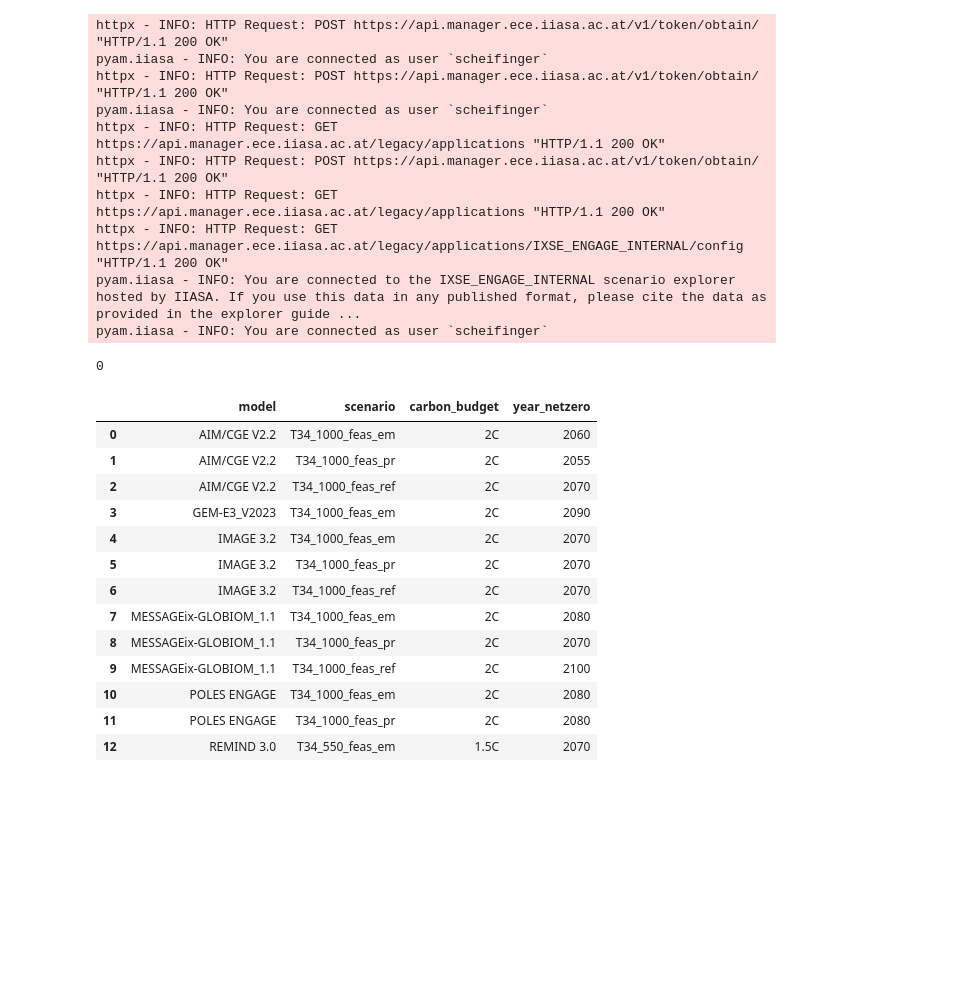
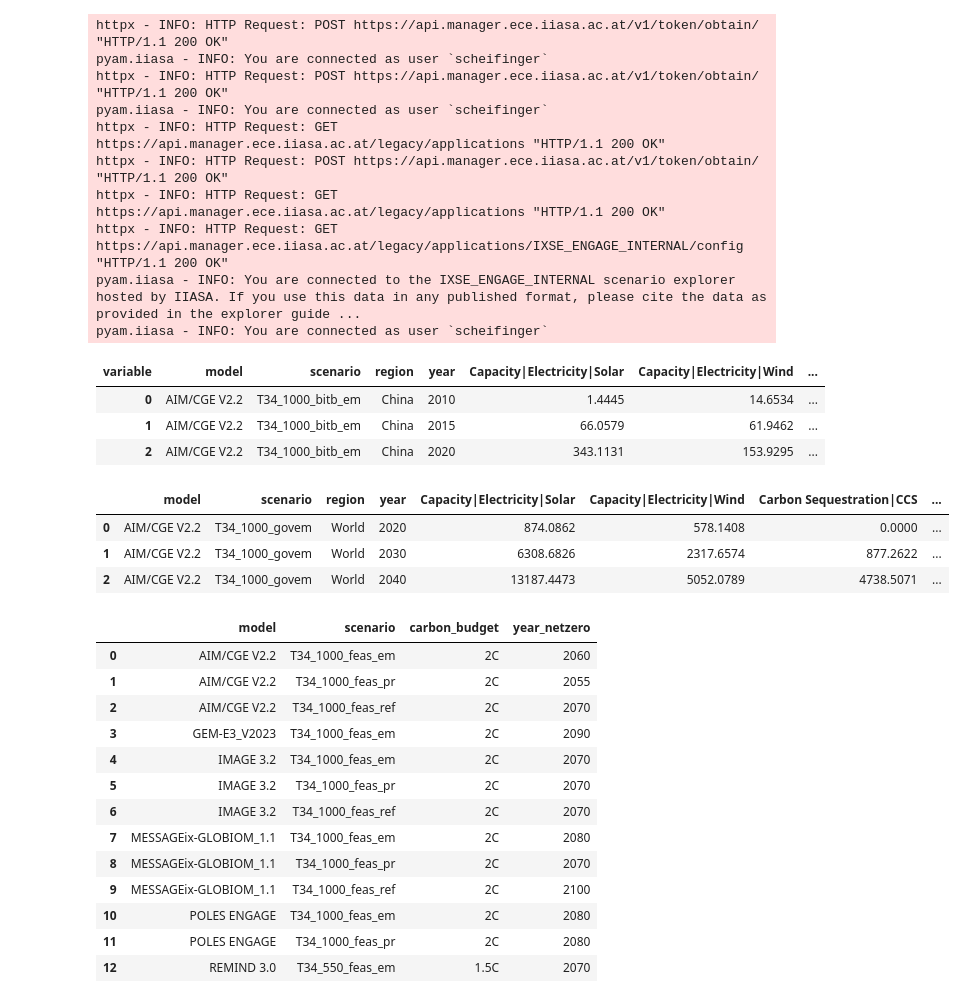
Before and after one commit to zyankarli/Feasibility_Tool, a Jupyter notebook: Tryout_Book.ipynb, the cells around one changed output. Cells and saved outputs as stored; diff of their text form; code cells hidden in the pictures; blank space fills up the shorter version.

Commit message:
update graph
show new graph with correct data

```diff
--- a/Tryout_Book.ipynb
+++ b/Tryout_Book.ipynb
@@ -41,14 +41,14 @@ def get_data():
                   'Carbon Sequestration|CCS',
                   'Carbon Sequestration|Land Use'
                   ],
-        region=["North America; primarily the United States of America and Canada",
+        region=["World",
+                "North America; primarily the United States of America and Canada",
                 "Eastern and Western Europe (i.e., the EU28)",
                 "Countries of centrally-planned Asia; primarily China",
                 "Countries of South Asia; primarily India",
                 "Countries of Sub-Saharan Africa",
                 "Countries of Latin America and the Caribbean",
-                "Countries of the Middle East; Iran, Iraq, Israel, Saudi Arabia, Qatar, etc."],
-        years = ["2020", "2025", "2030", "2035", "2040"]
+                "Countries of the Middle East; Iran, Iraq, Israel, Saudi Arabia, Qatar, etc."]
     )
     #return data format of df
     return df
@@ -75,6 +75,9 @@ df = data_set
 #TODO Clarify that countries of Asia and Latin America are missing
 ## China:  Countries of centrally-planned Asia; primarily China
 ## Rest of the world: other countries
+#get world
+world = df[df['region'] == "World"]
+world.loc[:, "region"] = "World"
 #get OECD*
 oecd = df[df["region"].isin(["North America; primarily the United States of America and Canada","Eastern and Western Europe (i.e., the EU28)"])]\
     .groupby(["model", "scenario", "variable", "year", "unit"])\
@@ -89,7 +92,7 @@ row = df[~df["region"].isin(["North America; primarily the United States of Amer
             .agg({"value": "sum"}).reset_index()
 row["region"] = "RoW"
 #Concat three regions
-df = pd.concat([oecd, china, row]).reset_index()
+df = pd.concat([world, oecd, china, row]).reset_index()
 
 #from long to wide
 df = pd.pivot(data=df, index=['model','scenario', 'region', 'year'], columns = 'variable', values = 'value').reset_index()
@@ -105,13 +108,32 @@ df['scenario_narrative'] = np.where(df['scenario'].str.contains("T34_1000_feas_e
 df["Share_Coal"] = df["Primary Energy|Coal"] / df["Primary Energy"]
 df["Share_Gas"] = df["Primary Energy|Gas"] / df["Primary Energy"]
 
-
+#get reductions from 2020 - 2040
+df.head(3)
 #Sort dataframe
-df.sort_values(by=["model", "scenario", "region", "year"], ascending=True, inplace=True)
+#df.sort_values(by=["model", "scenario", "region", "year"], ascending=True, inplace=True)
+# %% [output]
+| variable | model | scenario | region | year | Capacity|Electricity|Solar | Capacity|Electricity|Wind | ... |
+| 0 | AIM/CGE V2.2 | T34_1000_bitb_em | China | 2010 | 1.4445 | 14.6534 | ... |
+| 1 | AIM/CGE V2.2 | T34_1000_bitb_em | China | 2015 | 66.0579 | 61.9462 | ... |
+| 2 | AIM/CGE V2.2 | T34_1000_bitb_em | China | 2020 | 343.1131 | 153.9295 | ... |
-# %%
-df.head(3)
-df[(df["model"] == "MESSAGEix-GLOBIOM_1.1") & (df["scenario_narrative"] == "Tech+Inst") & (df["region"] == "China")].duplicated()
-
-df[['year', "Emissions|CO2", "region", "scenario_narrative"]].duplicated().sum()
-# %% [output]
-0
+# %%
+#filter
+to_plot_df = df[(df['year'].isin([2020, 2030, 2040])) & (df["scenario"].isin(["T34_1000_ref", "T34_1000_govem"])) & (df["region"] == "World")]
+
+#calculate reductions
+reductions_df = to_plot_df[["model", "scenario", "region", 'year', "Emissions|CO2"]]
+reductions_df = pd.pivot(data=reductions_df, index=reductions_df.drop(['year', "Emissions|CO2"], axis=1).columns, columns = 'year', values = 'Emissions|CO2').reset_index()
+reductions_df["2030_CO2_redu"] = ( (reductions_df[2030] - reductions_df[2020]) / reductions_df[2020]) * -1 #multiplied with -1 to have positive values
+reductions_df["2040_CO2_redu"] = ((reductions_df[2040] - reductions_df[2020]) / reductions_df[2020]) * -1
+reductions_df.drop([2020, 2030, 2040], axis=1, inplace=True)
+
+#merge
+to_plot_df = pd.merge(left=to_plot_df, right=reductions_df, on=["model", "scenario", "region"])
+
+to_plot_df.head(3)
+# %% [output]
+|  | model | scenario | region | year | Capacity|Electricity|Solar | Capacity|Electricity|Wind | Carbon Sequestration|CCS | ... |
+| 0 | AIM/CGE V2.2 | T34_1000_govem | World | 2020 | 874.0862 | 578.1408 | 0.0000 | ... |
+| 1 | AIM/CGE V2.2 | T34_1000_govem | World | 2030 | 6308.6826 | 2317.6574 | 877.2622 | ... |
+| 2 | AIM/CGE V2.2 | T34_1000_govem | World | 2040 | 13187.4473 | 5052.0789 | 4738.5071 | ... |
```
Also changed, not shown: parts of 3 cells of this notebook, 1 other file.
